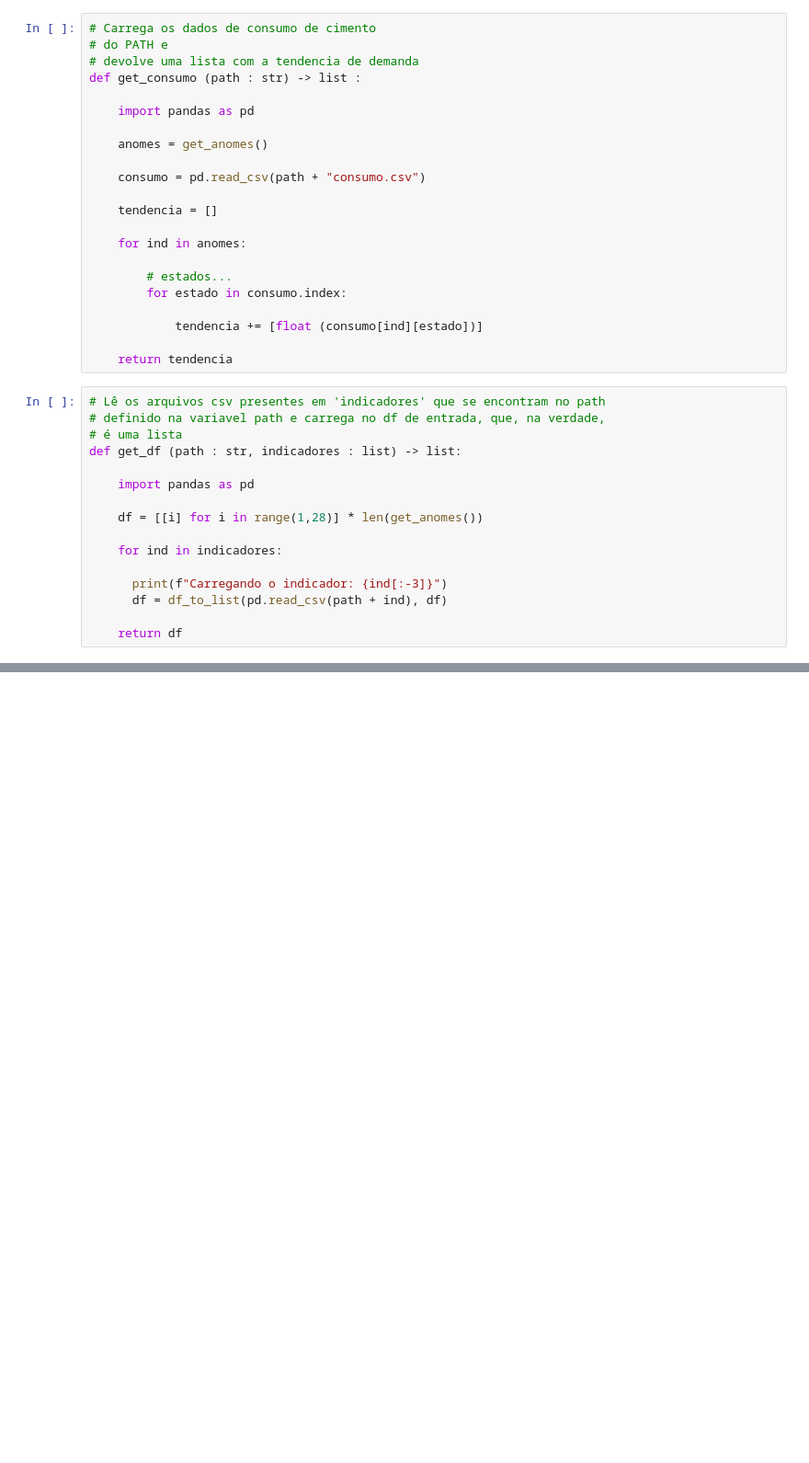
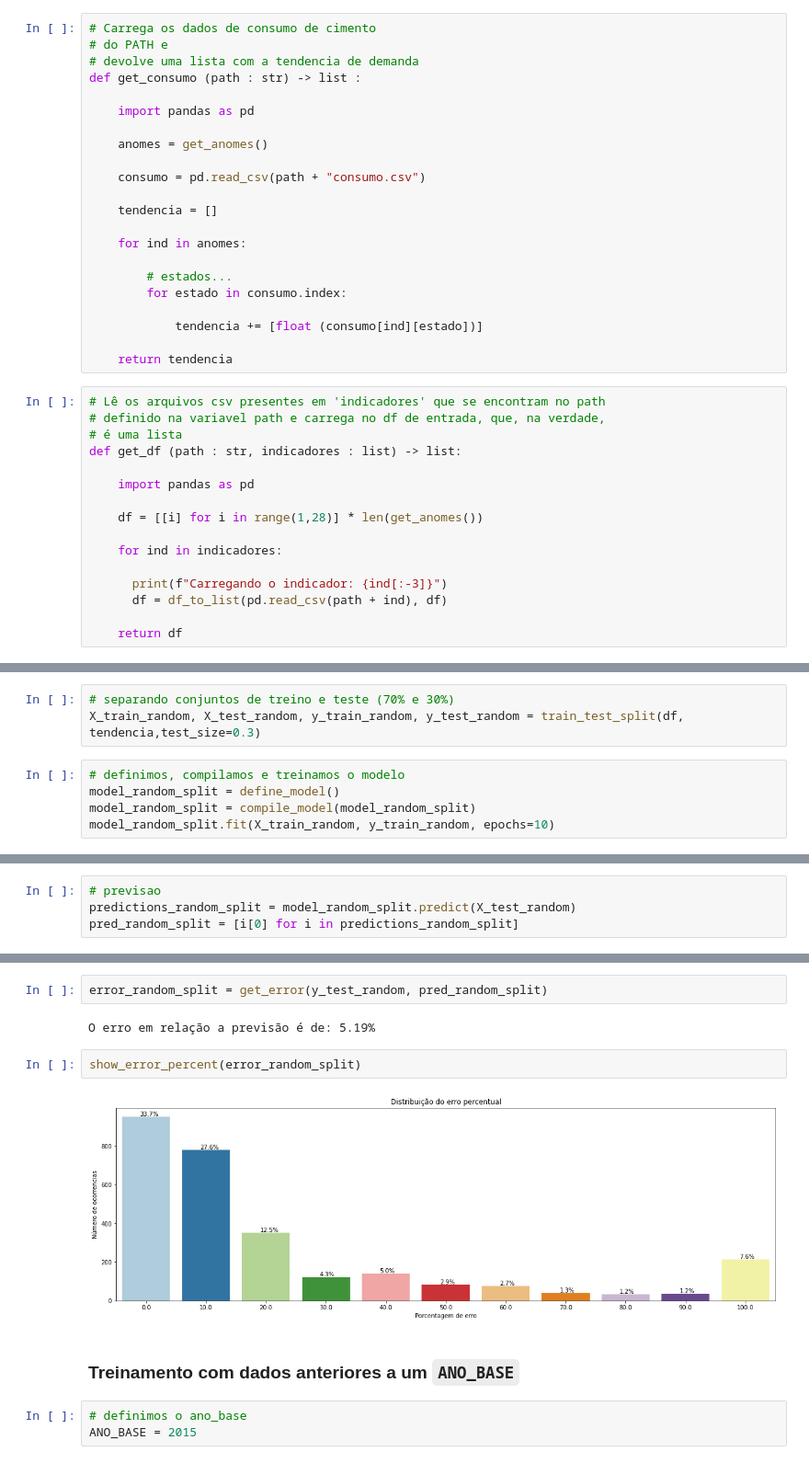
Before and after one commit to LeiteJu/TCC, a Jupyter notebook: notebooks/modelo_v1.ipynb, the cells around one changed output, grey strips where cells are left out. Shown at 92% size. Saved outputs shown, nothing was run; the diff lists cells and outputs as text; blank space fills up the shorter version.

```diff
--- a/notebooks/modelo_v1.ipynb
+++ b/notebooks/modelo_v1.ipynb
@@ -224,0 +307,8 @@ plt.show()
+# %%
+# separando conjuntos de treino e teste (70% e 30%)
+X_train_random, X_test_random, y_train_random, y_test_random = train_test_split(df, tendencia,test_size=0.3)
+# %%
+# definimos, compilamos e treinamos o modelo
+model_random_split = define_model()
+model_random_split = compile_model(model_random_split)
+model_random_split.fit(X_train_random, y_train_random, epochs=10)
@@ -224,0 +344,4 @@ plt.show()
+# %%
+# previsao
+predictions_random_split = model_random_split.predict(X_test_random)
+pred_random_split = [i[0] for i in predictions_random_split]
@@ -224,0 +350,13 @@ plt.show()
+# %%
+error_random_split = get_error(y_test_random, pred_random_split)
+# %% [output]
+O erro em relação a previsão é de: 5.19%
+# %%
+show_error_percent(error_random_split)
+# %% [output]
+[figure, added]
+# %% [markdown]
+### Treinamento com dados anteriores a um `ANO_BASE`
+# %%
+# definimos o ano_base
+ANO_BASE = 2015
```
Also changed, not shown: parts of 60 cells of this notebook, 21 other files.
